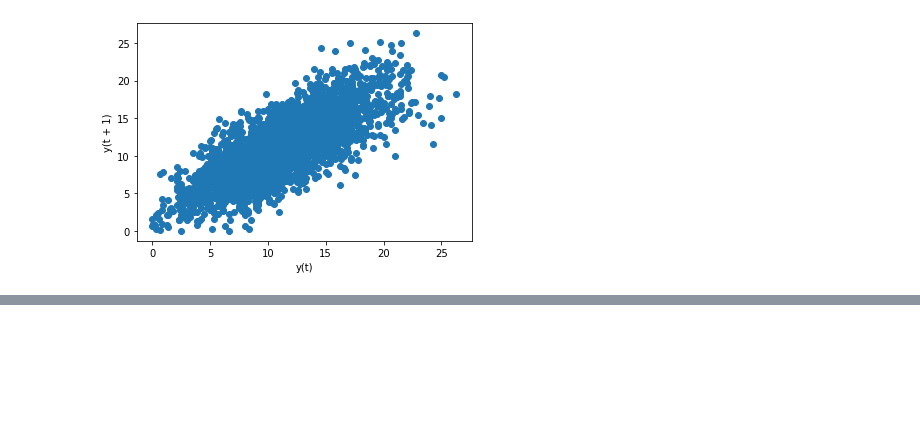
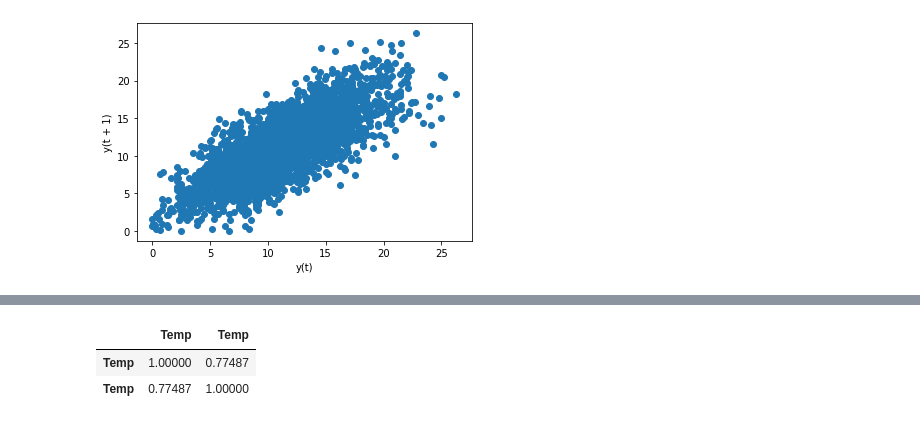
Before and after one commit to derek-shing/ProofOfConcept, a Jupyter notebook: Autoregressive.ipynb, the cells around one changed output, grey strips where cells are left out. Drawn from its saved outputs; the diff is of its cells as text; code cells hidden in the pictures; blank space fills up the shorter version.

```diff
--- a/Autoregressive.ipynb
+++ b/Autoregressive.ipynb
@@ -55,0 +58,10 @@ pd.plotting.lag_plot(df.Temp)
+# %%
+lag_series = series.shift()
+# %%
+lag_df = pd.concat([series,lag_series],axis=1)
+# %%
+lag_df.corr()
+# %% [output]
+|  | Temp | Temp |
+| Temp | 1.00000 | 0.77487 |
+| Temp | 0.77487 | 1.00000 |
```
Also changed, not shown: parts of 3 cells of this notebook.
